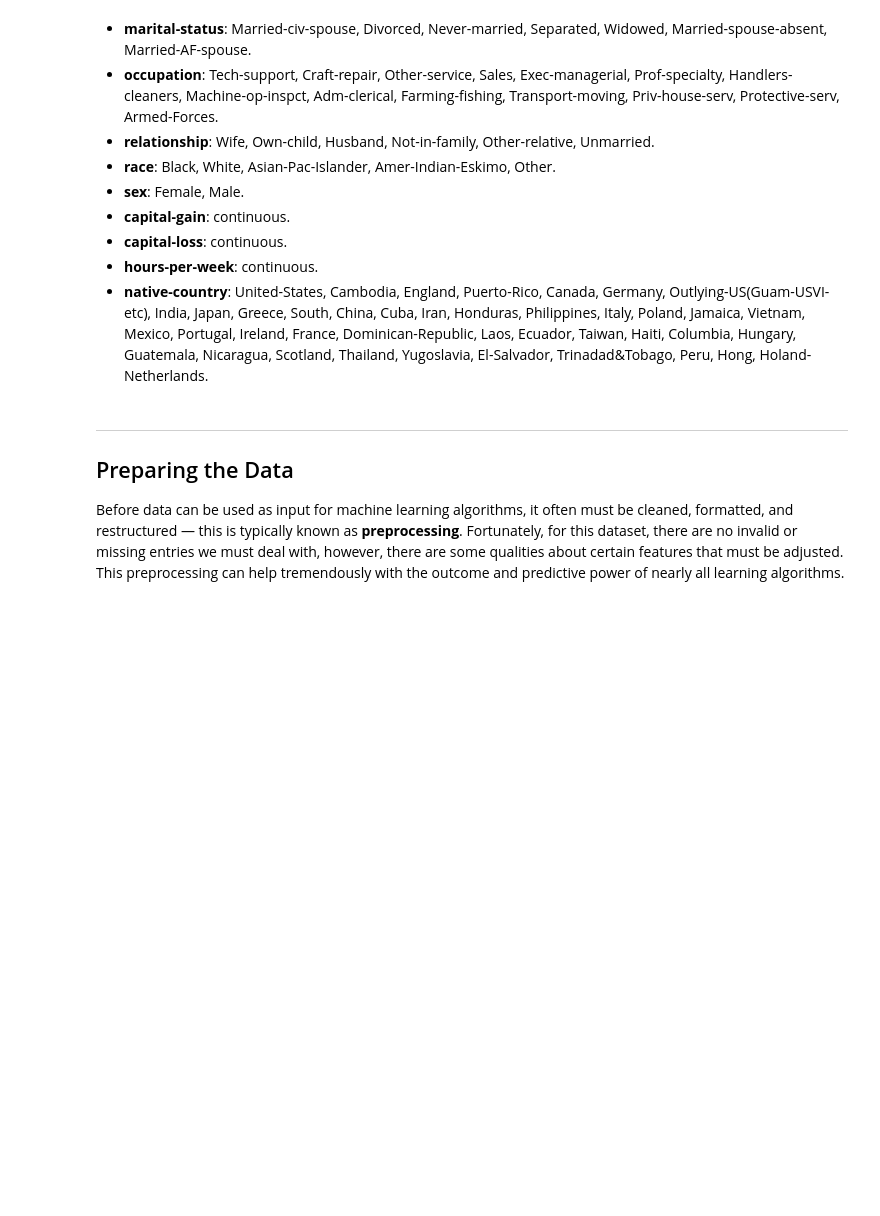
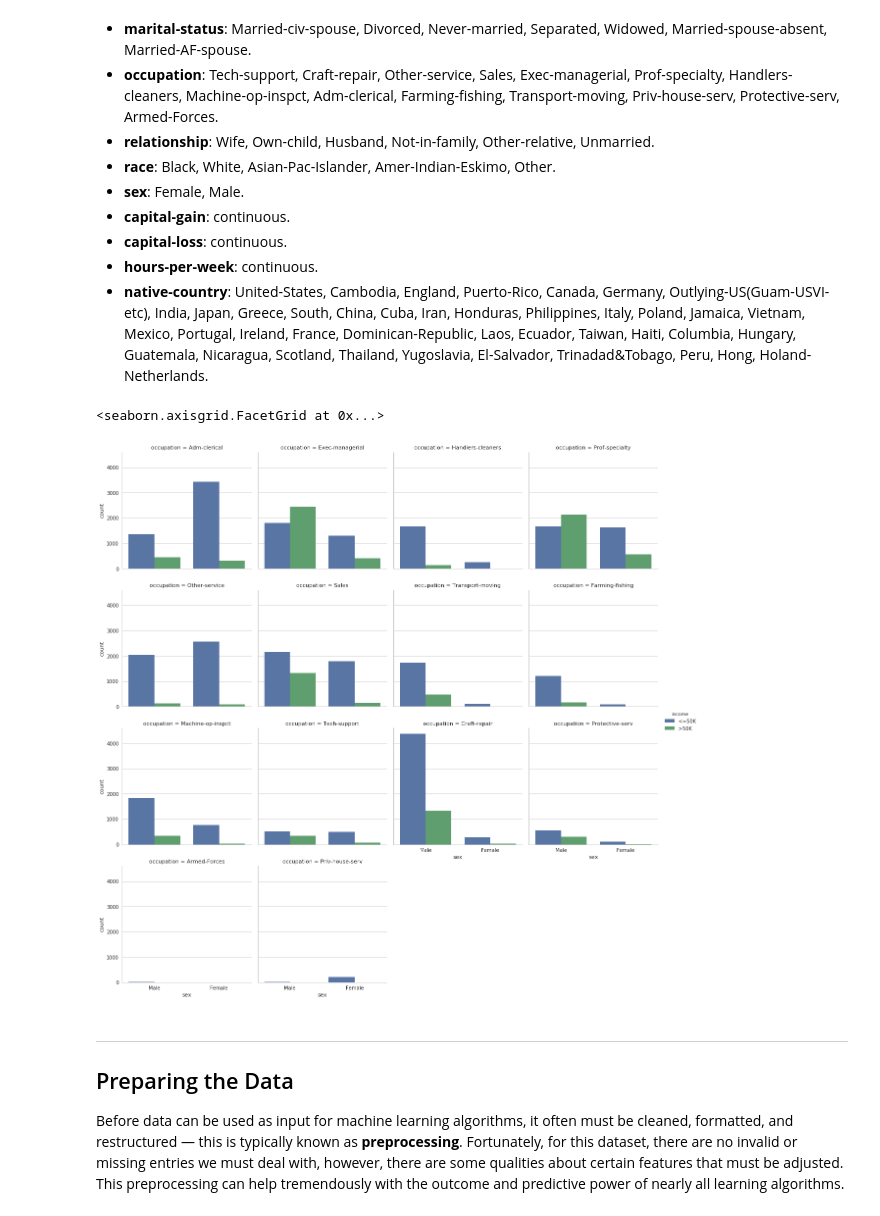
Before and after one commit to codekitchen/udacity_machine_learning, a Jupyter notebook: finding_donors/finding_donors.ipynb, the cells around one changed output. Saved outputs shown, nothing was run; the diff lists cells and outputs as text; code cells hidden in the pictures; blank space fills up the shorter version.

```diff
--- a/finding_donors/finding_donors.ipynb
+++ b/finding_donors/finding_donors.ipynb
@@ -93,6 +93,13 @@ Percentage of individuals making more than $50,000: 24.78%
 * **capital-loss**: continuous.
 * **hours-per-week**: continuous.
 * **native-country**: United-States, Cambodia, England, Puerto-Rico, Canada, Germany, Outlying-US(Guam-USVI-etc), India, Japan, Greece, South, China, Cuba, Iran, Honduras, Philippines, Italy, Poland, Jamaica, Vietnam, Mexico, Portugal, Ireland, France, Dominican-Republic, Laos, Ecuador, Taiwan, Haiti, Columbia, Hungary, Guatemala, Nicaragua, Scotland, Thailand, Yugoslavia, El-Salvador, Trinadad&Tobago, Peru, Hong, Holand-Netherlands.
+# %%
+import seaborn
+seaborn.set(style="whitegrid", color_codes=True)
+seaborn.factorplot("sex", col="occupation", data=data, hue='income', kind='count', col_wrap=4)
+# %% [output]
+<seaborn.axisgrid.FacetGrid at 0x...>
+[figure, added]
 # %% [markdown]
 ----
 ## Preparing the Data
```
Also changed, not shown: parts of 7 cells of this notebook.
